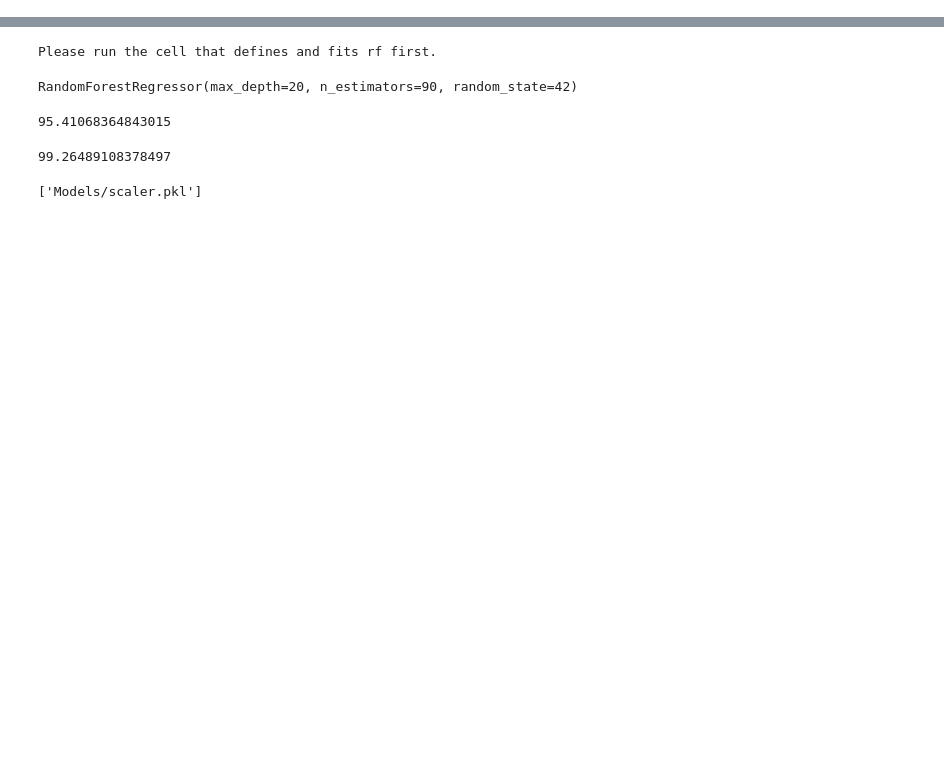
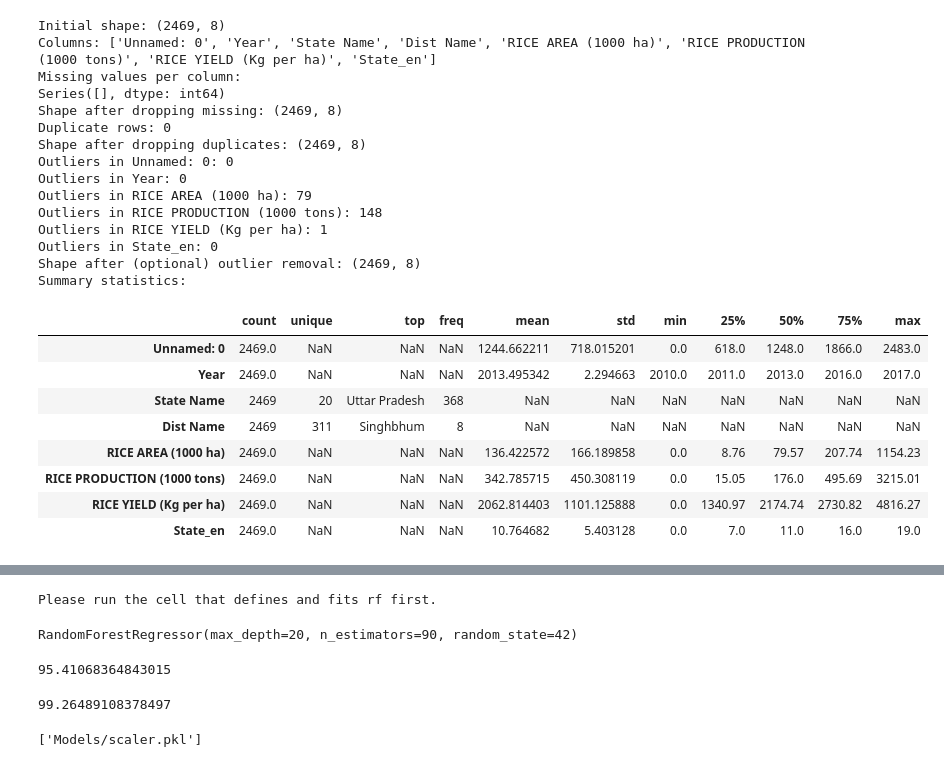
Before and after one commit to nupurmadaan04/AI-agriculture-yield-production, a Jupyter notebook: Notebooks/03_modelling.ipynb, the cells around one changed output, grey strips where cells are left out. Cells and saved outputs as stored; diff of their text form; code cells hidden in the pictures; blank space fills up the shorter version.

```diff
--- a/Notebooks/03_modelling.ipynb
+++ b/Notebooks/03_modelling.ipynb
@@ -8,3 +8,76 @@ import seaborn as sns
 import numpy as np
 # %%
 df = pd.read_csv(r'c:\Users\dell\AI-agriculture-yield-production\Datasets\rice_data_outlier_removed.csv')
+# %%
+# --- Data Cleaning: Missing Values, Duplicates, Outliers, Summary ---
+print('Initial shape:', df.shape)
+print('Columns:', df.columns.tolist())
+
+# 1. Check for missing values
+missing = df.isnull().sum()
+print('Missing values per column:')
+print(missing[missing > 0])
+
+# 2. Drop rows with missing values (if any)
+df_clean = df.dropna()
+print('Shape after dropping missing:', df_clean.shape)
+
+# 3. Remove duplicates
+dupes = df_clean.duplicated().sum()
+print('Duplicate rows:', dupes)
+df_clean = df_clean.drop_duplicates()
+print('Shape after dropping duplicates:', df_clean.shape)
+
+# 4. Outlier detection (IQR method for numeric columns)
+numeric_cols = df_clean.select_dtypes(include=[np.number]).columns
+for col in numeric_cols:
+    Q1 = df_clean[col].quantile(0.25)
+    Q3 = df_clean[col].quantile(0.75)
+    IQR = Q3 - Q1
+    lower = Q1 - 1.5 * IQR
+    upper = Q3 + 1.5 * IQR
+    outliers = ((df_clean[col] < lower) | (df_clean[col] > upper)).sum()
+    print(f'Outliers in {col}:', outliers)
+
+# Optionally, remove outliers (commented out by default)
+# for col in numeric_cols:
+#     Q1 = df_clean[col].quantile(0.25)
+#     Q3 = df_clean[col].quantile(0.75)
+#     IQR = Q3 - Q1
+#     lower = Q1 - 1.5 * IQR
+#     upper = Q3 + 1.5 * IQR
+#     df_clean = df_clean[(df_clean[col] >= lower) & (df_clean[col] <= upper)]
+
+print('Shape after (optional) outlier removal:', df_clean.shape)
+
+# 5. Basic summary statistics
+print('Summary statistics:')
+display(df_clean.describe(include='all').T)
+
+# Use df_clean for all further modeling
+df = df_clean
+# %% [output]
+Initial shape: (2469, 8)
+Columns: ['Unnamed: 0', 'Year', 'State Name', 'Dist Name', 'RICE AREA (1000 ha)', 'RICE PRODUCTION (1000 tons)', 'RICE YIELD (Kg per ha)', 'State_en']
+Missing values per column:
+Series([], dtype: int64)
+Shape after dropping missing: (2469, 8)
+Duplicate rows: 0
+Shape after dropping duplicates: (2469, 8)
+Outliers in Unnamed: 0: 0
+Outliers in Year: 0
+Outliers in RICE AREA (1000 ha): 79
+Outliers in RICE PRODUCTION (1000 tons): 148
+Outliers in RICE YIELD (Kg per ha): 1
+Outliers in State_en: 0
+Shape after (optional) outlier removal: (2469, 8)
+Summary statistics:
+|  | count | unique | top | freq | mean | std | min | 25% | 50% | 75% | max |
+| Unnamed: 0 | 2469.0 | NaN | NaN | NaN | 1244.662211 | 718.015201 | 0.0 | 618.0 | 1248.0 | 1866.0 | 2483.0 |
+| Year | 2469.0 | NaN | NaN | NaN | 2013.495342 | 2.294663 | 2010.0 | 2011.0 | 2013.0 | 2016.0 | 2017.0 |
+| State Name | 2469 | 20 | Uttar Pradesh | 368 | NaN | NaN | NaN | NaN | NaN | NaN | NaN |
+| Dist Name | 2469 | 311 | Singhbhum | 8 | NaN | NaN | NaN | NaN | NaN | NaN | NaN |
+| RICE AREA (1000 ha) | 2469.0 | NaN | NaN | NaN | 136.422572 | 166.189858 | 0.0 | 8.76 | 79.57 | 207.74 | 1154.23 |
+| RICE PRODUCTION (1000 tons) | 2469.0 | NaN | NaN | NaN | 342.785715 | 450.308119 | 0.0 | 15.05 | 176.0 | 495.69 | 3215.01 |
+| RICE YIELD (Kg per ha) | 2469.0 | NaN | NaN | NaN | 2062.814403 | 1101.125888 | 0.0 | 1340.97 | 2174.74 | 2730.82 | 4816.27 |
+| State_en | 2469.0 | NaN | NaN | NaN | 10.764682 | 5.403128 | 0.0 | 7.0 | 11.0 | 16.0 | 19.0 |
```
Also changed, not shown: parts of 10 cells of this notebook, 2 other files.
